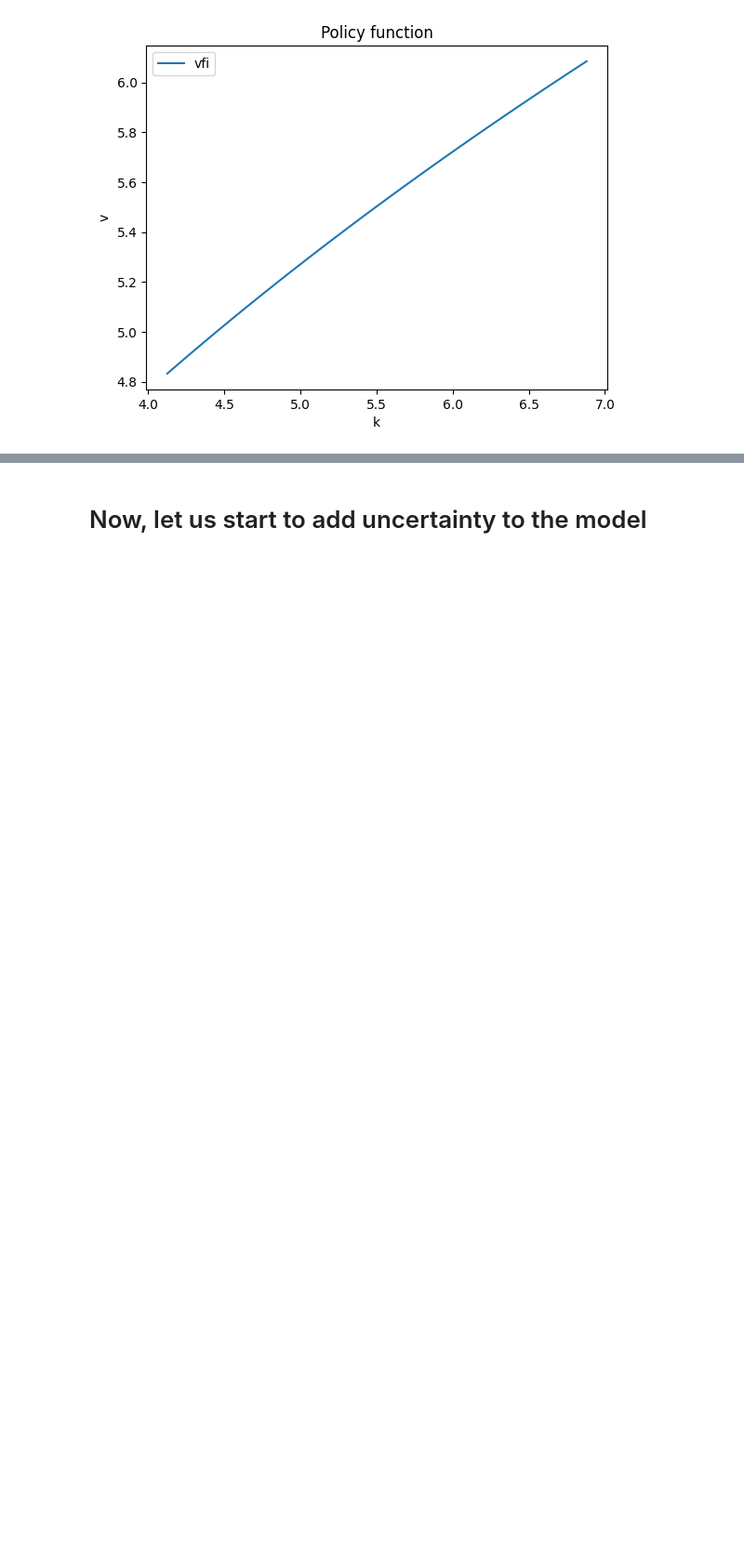
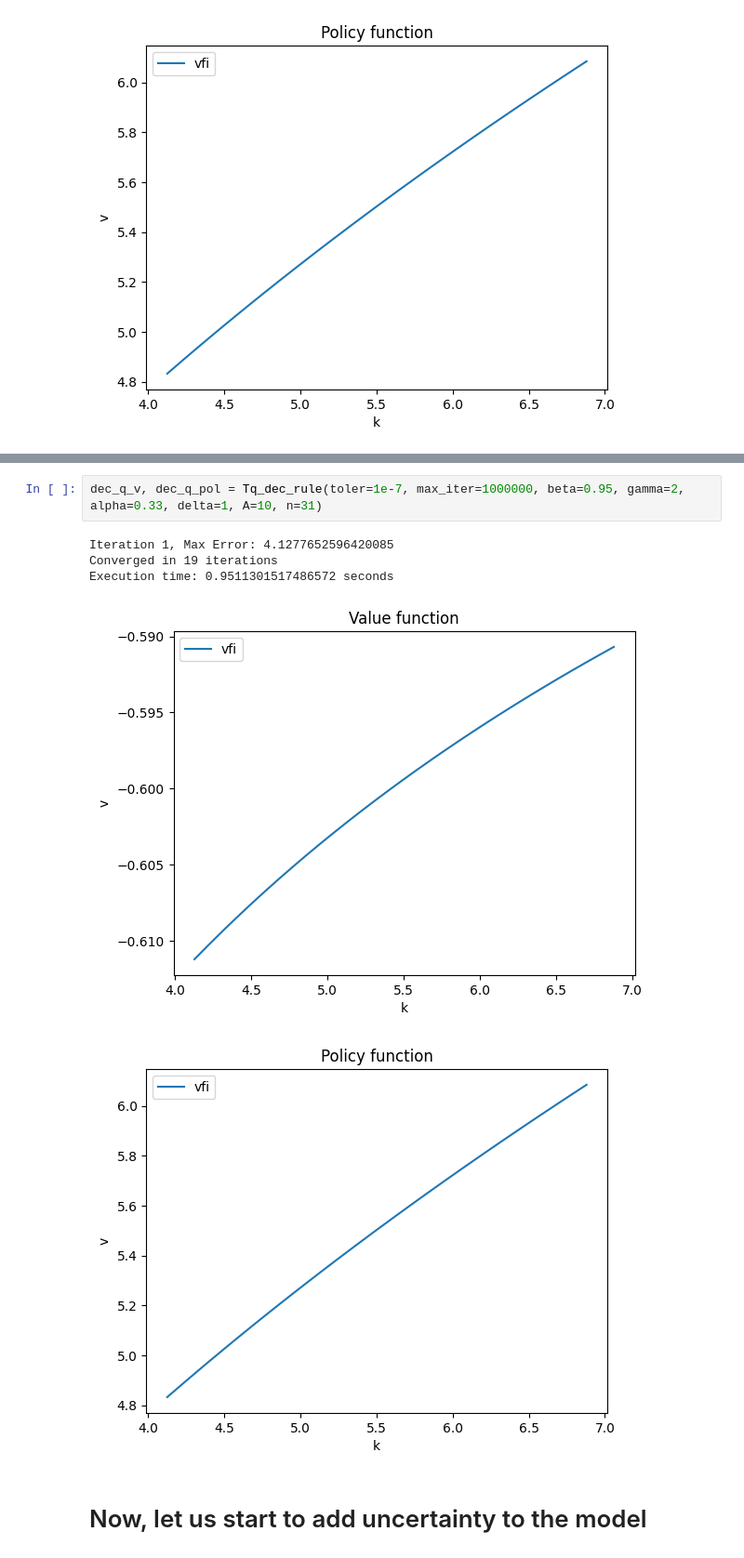
Before and after one commit to sgcbayli024/ECON8185_Homework, a Jupyter notebook: HW3_Bayliss.ipynb, the cells around one changed output, grey strips where cells are left out. Shown: that part at 93% size. Drawn from its saved outputs; the diff is of its cells as text; blank space fills up the shorter version.

```diff
--- a/HW3_Bayliss.ipynb
+++ b/HW3_Bayliss.ipynb
@@ -573,3 +855,11 @@ Execution time: 9.377574920654297 seconds
+# %%
+dec_q_v, dec_q_pol = Tq_dec_rule(toler=1e-7, max_iter=1000000, beta=0.95, gamma=2, alpha=0.33, delta=1, A=10, n=31)
+# %% [output]
+Iteration 1, Max Error: 4.1277652596420085
+Converged in 19 iterations
+Execution time: 0.9511301517486572 seconds
+[figure, added]
+[figure, added]
 # %% [markdown]
 # Now, let us start to add uncertainty to the model
 # %% [markdown]
```
Also changed, not shown: parts of 14 cells of this notebook.
